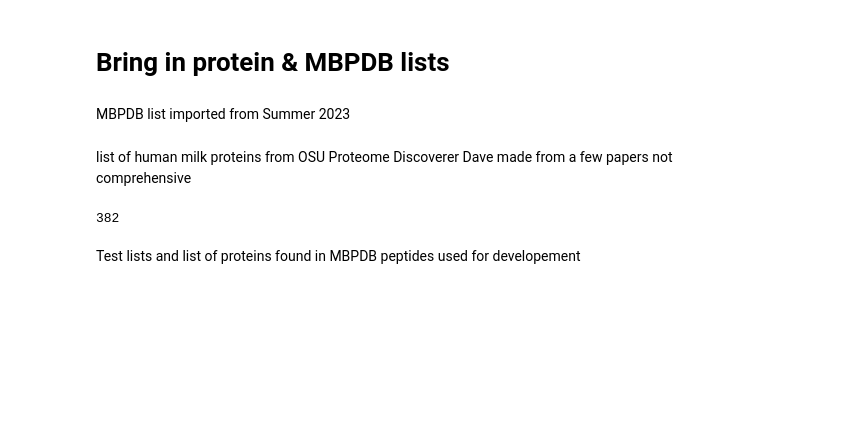
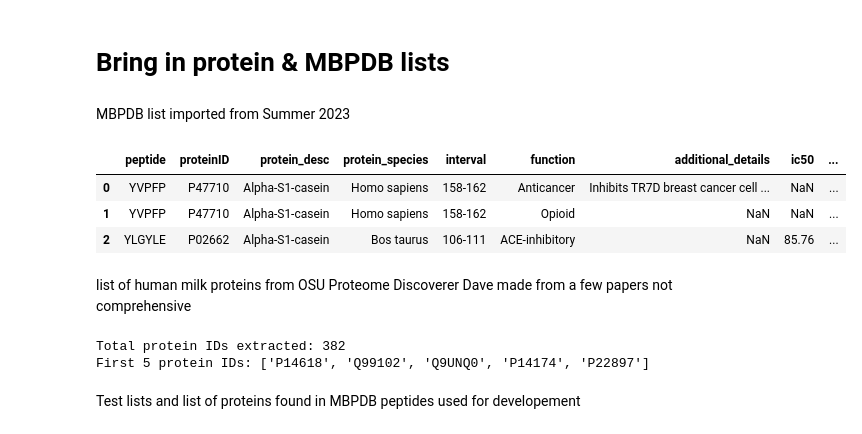
Before and after one commit to Kuhfeldrf/UniProt_Search, a Jupyter notebook: UniProt Peptide Search.ipynb, the cells around one changed output. Cells and saved outputs as stored; diff of their text form; code cells hidden in the pictures; blank space fills up the shorter version.

```diff
--- a/UniProt Peptide Search.ipynb
+++ b/UniProt Peptide Search.ipynb
@@ -443,24 +1425,32 @@ def print_critical_info(df, df_name):
 # %% [markdown]
 MBPDB list imported from Summer 2023
 # %%
-mbpdb_df = pd.read_csv('data\exported_data.tsv', sep='\t')
-mbpdb_df.rename(columns={'protein_pid': 'proteinID', 'intervals': 'interval'}, inplace=True)
-mbpdb_function_list = list(set(mbpdb_df['function']))
-mbpdb_df_qgrid = qgrid.show_grid(mbpdb_df, show_toolbar=True, grid_options={'forceFitColumns': False})
-#mbpdb_df_qgrid
+mbpdb_data = pd.read_csv('data/exported_data.tsv', sep='\t')
+mbpdb_data.rename(columns={'protein_pid': 'proteinID', 'intervals': 'interval'}, inplace=True)
+mbpdb_function_list = list(set(mbpdb_data['function']))
+mbpdb_data.head(n=3)
+# %% [output]
+|  | peptide | proteinID | protein_desc | protein_species | interval | function | additional_details | ic50 | ... |
+| 0 | YVPFP | P47710 | Alpha-S1-casein | Homo sapiens | 158-162 | Anticancer | Inhibits TR7D breast cancer cell ... | NaN | ... |
+| 1 | YVPFP | P47710 | Alpha-S1-casein | Homo sapiens | 158-162 | Opioid | NaN | NaN | ... |
+| 2 | YLGYLE | P02662 | Alpha-S1-casein | Bos taurus | 106-111 | ACE-inhibitory | NaN | 85.76 | ... |
 # %% [markdown]
 list of human milk proteins from OSU Proteome Discoverer Dave made from a few papers not comprehensive
 # %%
 # Read the file
-with open('protein_lists\HumanMilkProteinDatabase_v2.fasta', 'r') as file:
+with open('protein_lists/HumanMilkProteinDatabase_v2.fasta', 'r') as file:
     content = file.readlines()
 
 # Extract unique protein IDs
 hum_protein_ids = {line.split('|')[1] for line in content if line.startswith('>sp|')}
-hum_protein_ids=list(hum_protein_ids)
-print(len(hum_protein_ids))
+hum_protein_ids = list(hum_protein_ids)
+
+print(f"Total protein IDs extracted: {len(hum_protein_ids)}")
+# For debugging: print first 5 IDs to check format and uniqueness
+print("First 5 protein IDs:", hum_protein_ids[:5])
 # %% [output]
-382
+Total protein IDs extracted: 382
+First 5 protein IDs: ['P14618', 'Q99102', 'Q9UNQ0', 'P14174', 'P22897']
 # %% [markdown]
 Test lists and list of proteins found in MBPDB peptides used for developement
 # %%
```
Also changed, not shown: parts of 72 cells of this notebook.
